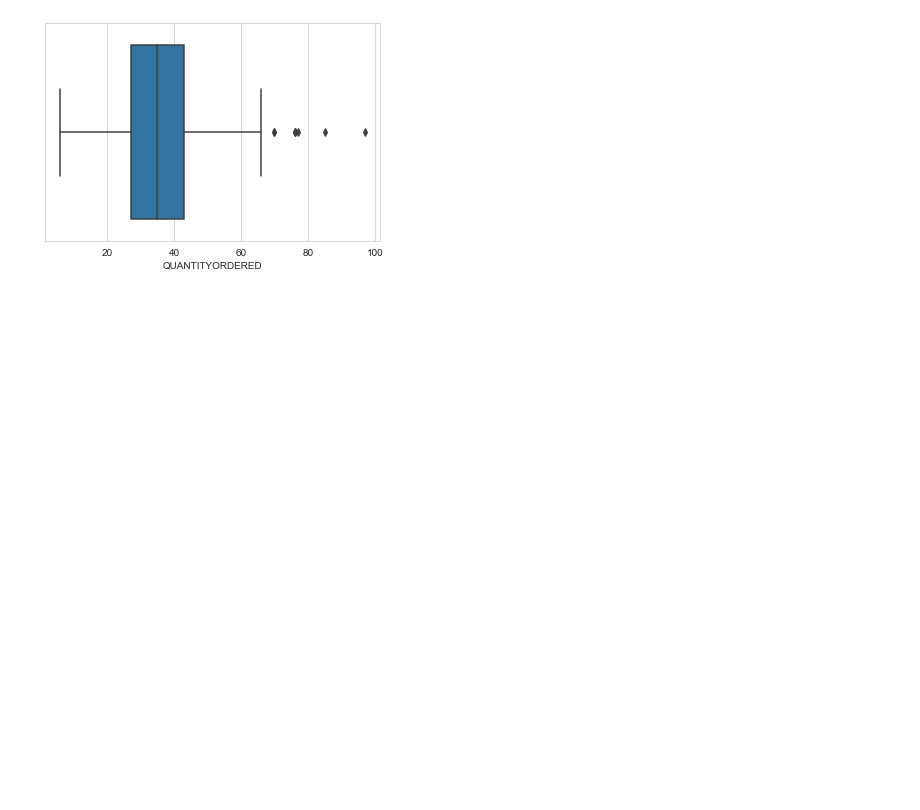
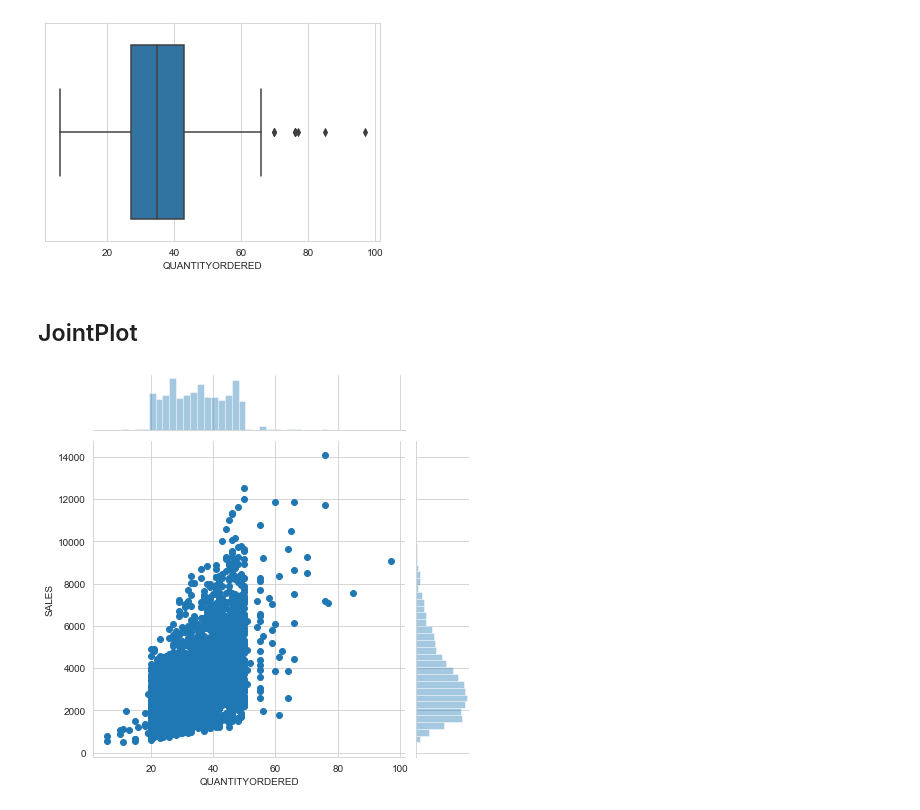
Before and after one commit to Deepanshuchauhan123/Machine-Learning, a Jupyter notebook: Seaborn/Seaborn.ipynb, the cells around one changed output. Drawn from its saved outputs; the diff is of its cells as text; code cells hidden in the pictures; blank space fills up the shorter version.

```diff
--- a/Seaborn/Seaborn.ipynb
+++ b/Seaborn/Seaborn.ipynb
@@ -62,3 +62,10 @@ sns.boxplot(data['QUANTITYORDERED'])
 plt.show()
 # %% [output]
 [figure]
+# %% [markdown]
+## JointPlot
+# %%
+sns.jointplot('QUANTITYORDERED','SALES',data)
+plt.show()
+# %% [output]
+[figure, added]
```
Also changed, not shown: parts of 2 cells of this notebook.
